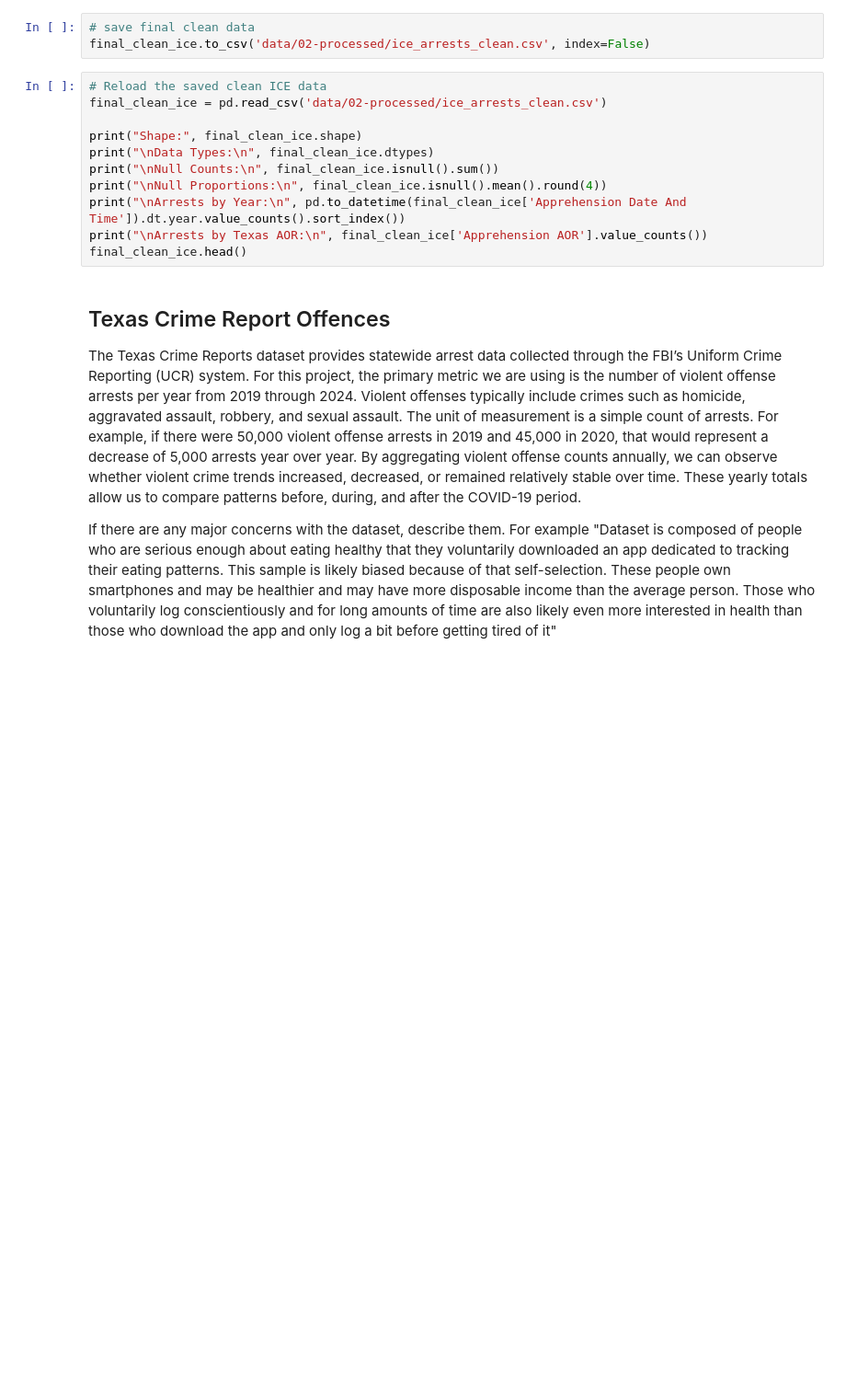
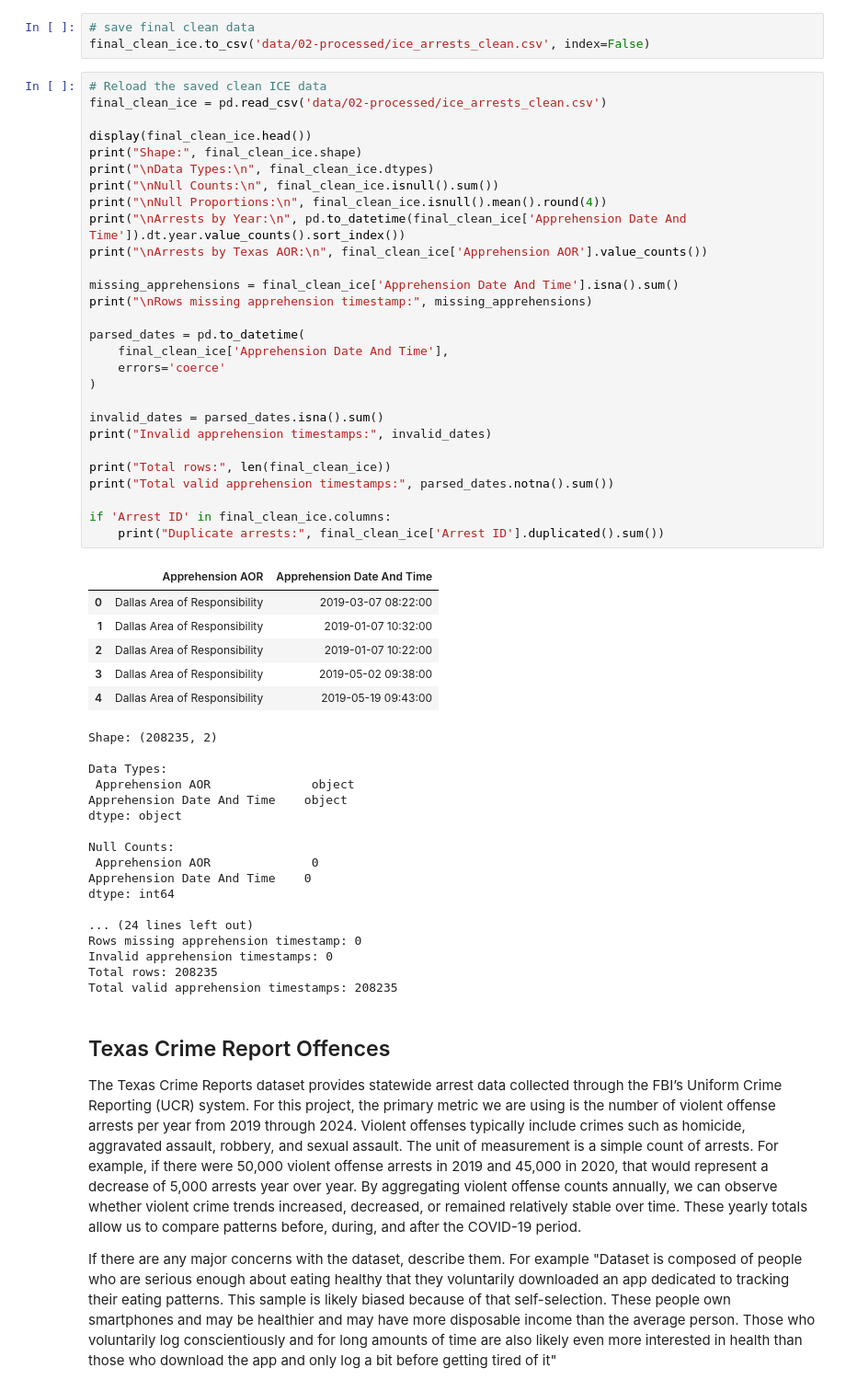
Before and after one commit to dylnwin/Group117_WI26, a Jupyter notebook: 02-EDACheckpoint.ipynb, the cells around one changed output. Shown at 92% size. Drawn from its saved outputs; the diff is of its cells as text; blank space fills up the shorter version.

```diff
--- a/02-EDACheckpoint.ipynb
+++ b/02-EDACheckpoint.ipynb
@@ -205,14 +207,55 @@ final_clean_ice.to_csv('data/02-processed/ice_arrests_clean.csv', index=False)
 # %%
 # Reload the saved clean ICE data
 final_clean_ice = pd.read_csv('data/02-processed/ice_arrests_clean.csv')
 
+display(final_clean_ice.head())
 print("Shape:", final_clean_ice.shape)
 print("\nData Types:\n", final_clean_ice.dtypes)
 print("\nNull Counts:\n", final_clean_ice.isnull().sum())
 print("\nNull Proportions:\n", final_clean_ice.isnull().mean().round(4))
 print("\nArrests by Year:\n", pd.to_datetime(final_clean_ice['Apprehension Date And Time']).dt.year.value_counts().sort_index())
 print("\nArrests by Texas AOR:\n", final_clean_ice['Apprehension AOR'].value_counts())
-final_clean_ice.head()
+
+missing_apprehensions = final_clean_ice['Apprehension Date And Time'].isna().sum()
+print("\nRows missing apprehension timestamp:", missing_apprehensions)
+
+parsed_dates = pd.to_datetime(
+    final_clean_ice['Apprehension Date And Time'],
+    errors='coerce'
+)
+
+invalid_dates = parsed_dates.isna().sum()
+print("Invalid apprehension timestamps:", invalid_dates)
+
+print("Total rows:", len(final_clean_ice))
+print("Total valid apprehension timestamps:", parsed_dates.notna().sum())
+
+if 'Arrest ID' in final_clean_ice.columns:
+    print("Duplicate arrests:", final_clean_ice['Arrest ID'].duplicated().sum())
+# %% [output]
+|  | Apprehension AOR | Apprehension Date And Time |
+| 0 | Dallas Area of Responsibility | 2019-03-07 08:22:00 |
+| 1 | Dallas Area of Responsibility | 2019-01-07 10:32:00 |
+| 2 | Dallas Area of Responsibility | 2019-01-07 10:22:00 |
+| 3 | Dallas Area of Responsibility | 2019-05-02 09:38:00 |
+| 4 | Dallas Area of Responsibility | 2019-05-19 09:43:00 |
+Shape: (208235, 2)
+
+Data Types:
+ Apprehension AOR              object
+Apprehension Date And Time    object
+dtype: object
+
+Null Counts:
+ Apprehension AOR              0
+Apprehension Date And Time    0
+dtype: int64
+
+... (24 lines left out)
+Rows missing apprehension timestamp: 0
+Invalid apprehension timestamps: 0
+Total rows: 208235
+Total valid apprehension timestamps: 208235
 # %% [markdown]
 ## Texas Crime Report Offences
 
```
Also changed, not shown: parts of 6 cells of this notebook.
